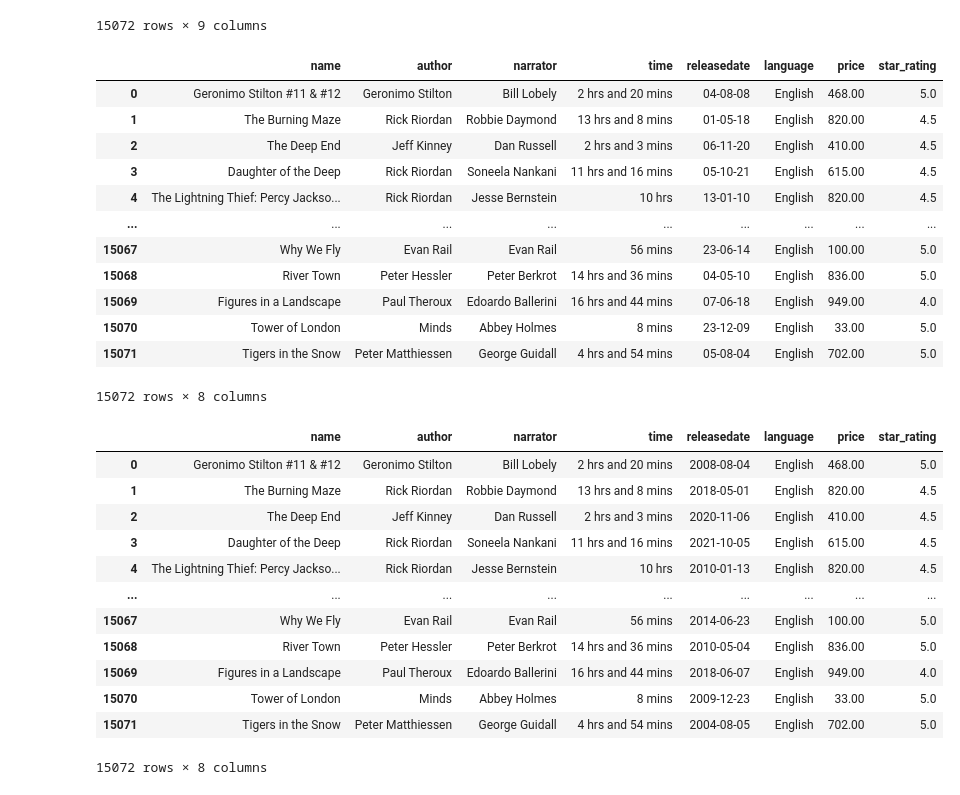
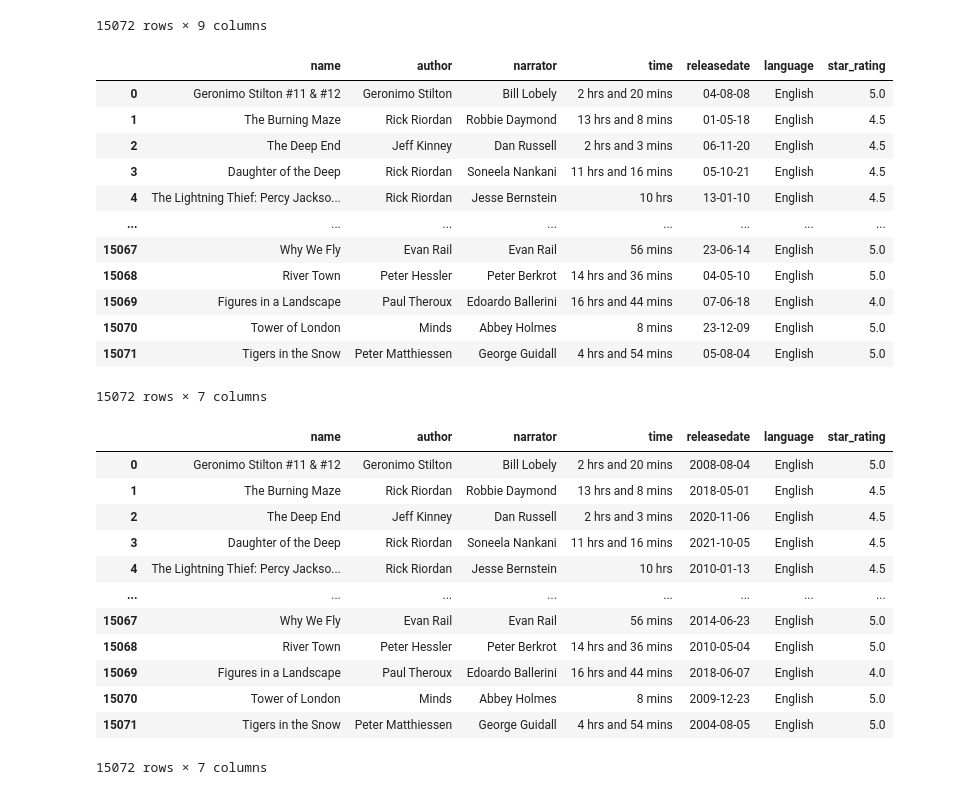
Before and after one commit to acorvin/data-cleaning-audible, a Jupyter notebook: audible_cleaning.ipynb, the cells around one changed output. Saved outputs shown, nothing was run; the diff lists cells and outputs as text; code cells hidden in the pictures.

```diff
--- a/audible_cleaning.ipynb
+++ b/audible_cleaning.ipynb
@@ -146,39 +147,39 @@ df
 | 15071 | Tigers in the Snow | Peter Matthiessen | George Guidall | 4 hrs and 54 mins | 05-08-04 | English | 5 out of 5 stars1 rating | 702.00 | 5.0 |
 15072 rows × 9 columns
 # %%
-# Drop the stars column
-df = df.drop(columns = 'stars')
+# Drop the stars and price columns. They will not be used.
+df = df.drop(columns = ['stars', 'price'])
 df
 # %% [output]
-|  | name | author | narrator | time | releasedate | language | price | star_rating |
-| 0 | Geronimo Stilton #11 & #12 | Geronimo Stilton | Bill Lobely | 2 hrs and 20 mins | 04-08-08 | English | 468.00 | 5.0 |
-| 1 | The Burning Maze | Rick Riordan | Robbie Daymond | 13 hrs and 8 mins | 01-05-18 | English | 820.00 | 4.5 |
-| 2 | The Deep End | Jeff Kinney | Dan Russell | 2 hrs and 3 mins | 06-11-20 | English | 410.00 | 4.5 |
-| 3 | Daughter of the Deep | Rick Riordan | Soneela Nankani | 11 hrs and 16 mins | 05-10-21 | English | 615.00 | 4.5 |
-| 4 | The Lightning Thief: Percy Jackso... | Rick Riordan | Jesse Bernstein | 10 hrs | 13-01-10 | English | 820.00 | 4.5 |
-| ... | ... | ... | ... | ... | ... | ... | ... | ... |
-| 15067 | Why We Fly | Evan Rail | Evan Rail | 56 mins | 23-06-14 | English | 100.00 | 5.0 |
-| 15068 | River Town | Peter Hessler | Peter Berkrot | 14 hrs and 36 mins | 04-05-10 | English | 836.00 | 5.0 |
-| 15069 | Figures in a Landscape | Paul Theroux | Edoardo Ballerini | 16 hrs and 44 mins | 07-06-18 | English | 949.00 | 4.0 |
-| 15070 | Tower of London | Minds | Abbey Holmes | 8 mins | 23-12-09 | English | 33.00 | 5.0 |
-| 15071 | Tigers in the Snow | Peter Matthiessen | George Guidall | 4 hrs and 54 mins | 05-08-04 | English | 702.00 | 5.0 |
+|  | name | author | narrator | time | releasedate | language | star_rating |
+| 0 | Geronimo Stilton #11 & #12 | Geronimo Stilton | Bill Lobely | 2 hrs and 20 mins | 04-08-08 | English | 5.0 |
+| 1 | The Burning Maze | Rick Riordan | Robbie Daymond | 13 hrs and 8 mins | 01-05-18 | English | 4.5 |
+| 2 | The Deep End | Jeff Kinney | Dan Russell | 2 hrs and 3 mins | 06-11-20 | English | 4.5 |
+| 3 | Daughter of the Deep | Rick Riordan | Soneela Nankani | 11 hrs and 16 mins | 05-10-21 | English | 4.5 |
+| 4 | The Lightning Thief: Percy Jackso... | Rick Riordan | Jesse Bernstein | 10 hrs | 13-01-10 | English | 4.5 |
+| ... | ... | ... | ... | ... | ... | ... | ... |
+| 15067 | Why We Fly | Evan Rail | Evan Rail | 56 mins | 23-06-14 | English | 5.0 |
+| 15068 | River Town | Peter Hessler | Peter Berkrot | 14 hrs and 36 mins | 04-05-10 | English | 5.0 |
+| 15069 | Figures in a Landscape | Paul Theroux | Edoardo Ballerini | 16 hrs and 44 mins | 07-06-18 | English | 4.0 |
+| 15070 | Tower of London | Minds | Abbey Holmes | 8 mins | 23-12-09 | English | 5.0 |
+| 15071 | Tigers in the Snow | Peter Matthiessen | George Guidall | 4 hrs and 54 mins | 05-08-04 | English | 5.0 |
-15072 rows × 8 columns
+15072 rows × 7 columns
 # %%
 # Convert the releasedate column datetime format
 df['releasedate'] = pd.to_datetime(df['releasedate'], format='%d-%m-%y')
 df['releasedate'] = df['releasedate'].dt.strftime('%Y-%m-%d')
 df
 # %% [output]
-|  | name | author | narrator | time | releasedate | language | price | star_rating |
-| 0 | Geronimo Stilton #11 & #12 | Geronimo Stilton | Bill Lobely | 2 hrs and 20 mins | 2008-08-04 | English | 468.00 | 5.0 |
-| 1 | The Burning Maze | Rick Riordan | Robbie Daymond | 13 hrs and 8 mins | 2018-05-01 | English | 820.00 | 4.5 |
-| 2 | The Deep End | Jeff Kinney | Dan Russell | 2 hrs and 3 mins | 2020-11-06 | English | 410.00 | 4.5 |
-| 3 | Daughter of the Deep | Rick Riordan | Soneela Nankani | 11 hrs and 16 mins | 2021-10-05 | English | 615.00 | 4.5 |
-| 4 | The Lightning Thief: Percy Jackso... | Rick Riordan | Jesse Bernstein | 10 hrs | 2010-01-13 | English | 820.00 | 4.5 |
-| ... | ... | ... | ... | ... | ... | ... | ... | ... |
-| 15067 | Why We Fly | Evan Rail | Evan Rail | 56 mins | 2014-06-23 | English | 100.00 | 5.0 |
-| 15068 | River Town | Peter Hessler | Peter Berkrot | 14 hrs and 36 mins | 2010-05-04 | English | 836.00 | 5.0 |
-| 15069 | Figures in a Landscape | Paul Theroux | Edoardo Ballerini | 16 hrs and 44 mins | 2018-06-07 | English | 949.00 | 4.0 |
-| 15070 | Tower of London | Minds | Abbey Holmes | 8 mins | 2009-12-23 | English | 33.00 | 5.0 |
-| 15071 | Tigers in the Snow | Peter Matthiessen | George Guidall | 4 hrs and 54 mins | 2004-08-05 | English | 702.00 | 5.0 |
+|  | name | author | narrator | time | releasedate | language | star_rating |
+| 0 | Geronimo Stilton #11 & #12 | Geronimo Stilton | Bill Lobely | 2 hrs and 20 mins | 2008-08-04 | English | 5.0 |
+| 1 | The Burning Maze | Rick Riordan | Robbie Daymond | 13 hrs and 8 mins | 2018-05-01 | English | 4.5 |
+| 2 | The Deep End | Jeff Kinney | Dan Russell | 2 hrs and 3 mins | 2020-11-06 | English | 4.5 |
+| 3 | Daughter of the Deep | Rick Riordan | Soneela Nankani | 11 hrs and 16 mins | 2021-10-05 | English | 4.5 |
+| 4 | The Lightning Thief: Percy Jackso... | Rick Riordan | Jesse Bernstein | 10 hrs | 2010-01-13 | English | 4.5 |
+| ... | ... | ... | ... | ... | ... | ... | ... |
+| 15067 | Why We Fly | Evan Rail | Evan Rail | 56 mins | 2014-06-23 | English | 5.0 |
+| 15068 | River Town | Peter Hessler | Peter Berkrot | 14 hrs and 36 mins | 2010-05-04 | English | 5.0 |
+| 15069 | Figures in a Landscape | Paul Theroux | Edoardo Ballerini | 16 hrs and 44 mins | 2018-06-07 | English | 4.0 |
+| 15070 | Tower of London | Minds | Abbey Holmes | 8 mins | 2009-12-23 | English | 5.0 |
+| 15071 | Tigers in the Snow | Peter Matthiessen | George Guidall | 4 hrs and 54 mins | 2004-08-05 | English | 5.0 |
-15072 rows × 8 columns
+15072 rows × 7 columns
```
Also changed, not shown: parts of 2 cells of this notebook.
